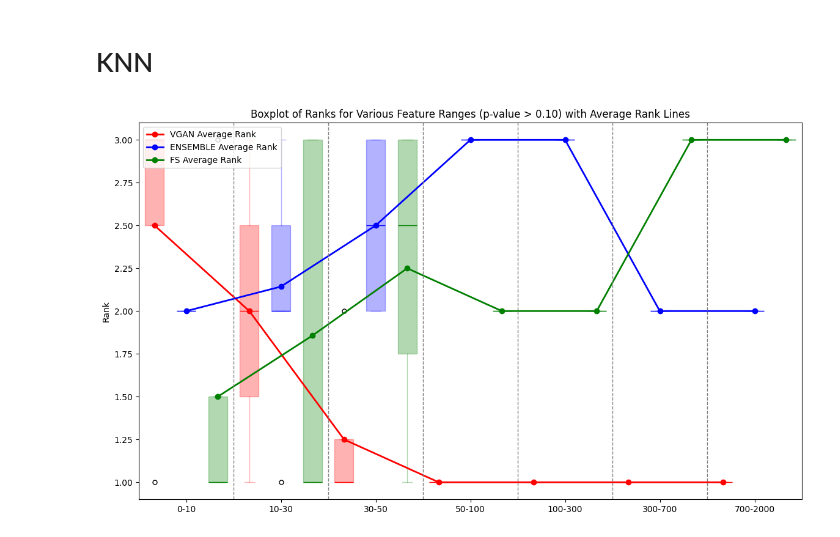
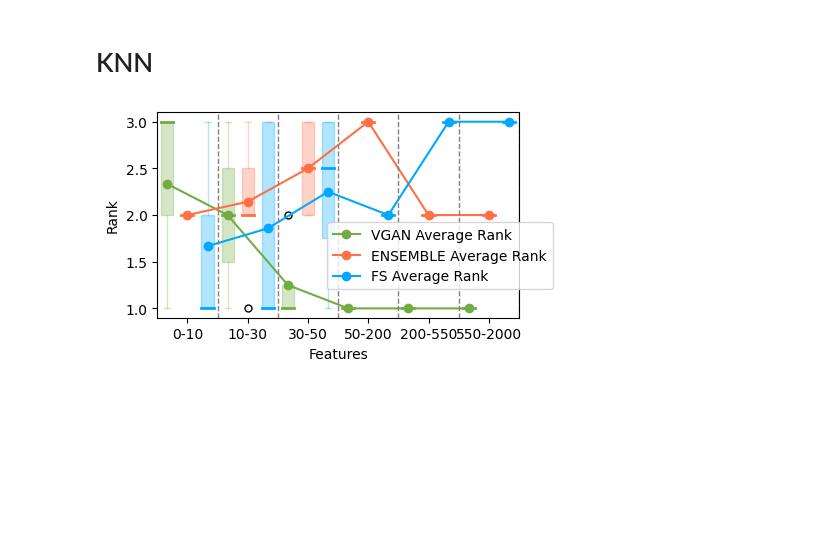
Before and after one commit to jcribeiro98/V-GAN, a Jupyter notebook: images.ipynb, the cells around one changed output. Saved outputs shown, nothing was run; the diff lists cells and outputs as text; code cells hidden in the pictures; blank space fills up the shorter version.

Commit message:
Changes to the experiments and results

```diff
--- a/images.ipynb
+++ b/images.ipynb
@@ -238,26 +304,34 @@ Count of datasets:14
 import pandas as pd
 import matplotlib.pyplot as plt
 
+#Define the dataset
+dataset = "KNN"
 # Load the CSV file
-df = pd.read_csv('Full_table_with_ranks-KNN.csv', delimiter=',',)
+df = pd.read_csv(f'experiments/Outlier_Detection/Full_table_with_ranks-{dataset}.csv', delimiter=',',)
 
 # Filter the datasets where p-value > 0.10
 filtered_pvalue_df = df
 filtered_pvalue_df = df[df['p-value'] > 0.10]
 
+#Define the colors to use
+vgan_color = "#72AD44"
+ensemble_color = "#FF7046"
+fs_color = "#00A9FF"
+
+
 # Further filter by the feature ranges
 filtered_pvalue_0_10 = filtered_pvalue_df[(
-    filtered_pvalue_df['# Features'] > 0) & (filtered_pvalue_df['# Features'] <= 10)]
+    filtered_pvalue_df['# Features'] > 0) & (filtered_pvalue_df['# Features'] <= 8)]
 filtered_pvalue_10_30 = filtered_pvalue_df[(
     filtered_pvalue_df['# Features'] >= 10) & (filtered_pvalue_df['# Features'] <= 30)]
 filtered_pvalue_30_50 = filtered_pvalue_df[(
-    filtered_pvalue_df['# Features'] >= 30) & (filtered_pvalue_df['# Features'] <= 50)]
+    filtered_pvalue_df['# Features'] > 30) & (filtered_pvalue_df['# Features'] < 50)]
 filtered_pvalue_50_100 = filtered_pvalue_df[(
-    filtered_pvalue_df['# Features'] >= 50) & (filtered_pvalue_df['# Features'] <= 100)]
+    filtered_pvalue_df['# Features'] >= 50) & (filtered_pvalue_df['# Features'] <= 200)]
 filtered_pvalue_100_300 = filtered_pvalue_df[(
-    filtered_pvalue_df['# Features'] >= 100) & (filtered_pvalue_df['# Features'] <= 300)]
+    filtered_pvalue_df['# Features'] >= 200) & (filtered_pvalue_df['# Features'] <= 550)]
 filtered_pvalue_300_700 = filtered_pvalue_df[(
-    filtered_pvalue_df['# Features'] >= 300) & (filtered_pvalue_df['# Features'] <= 700)]
+    filtered_pvalue_df['# Features'] >= 550) & (filtered_pvalue_df['# Features'] <= 2000)]
 filtered_pvalue_700_2000 = filtered_pvalue_df[(
     filtered_pvalue_df['# Features'] >= 700) & (filtered_pvalue_df['# Features'] <= 2000)]
 
@@ -299,84 +373,87 @@ all_averages = {
 
 
 # Creating the combined boxplot with individual boxplots, line plots of the average ranks, and vertical lines to indicate group limits
-plt.figure(figsize=(14, 8))
+plt.figure(figsize=(2*7/3, 2*4/3))
 
 # Creating the boxplots for VGAN, ENSEMBLE, and FS
 boxplot_vgan = plt.boxplot(
     [vgan_pvalue_ranks_0_10, vgan_pvalue_ranks_10_30, vgan_pvalue_ranks_30_50, vgan_pvalue_ranks_50_100,
-        vgan_pvalue_ranks_100_300, vgan_pvalue_ranks_300_700, vgan_pvalue_ranks_700_2000],
-    positions=[1, 4, 7, 10, 13, 16, 19],
+        vgan_pvalue_ranks_100_300, vgan_pvalue_ranks_300_700],
+    positions=[1, 4, 7, 10, 13, 16],
     widths=0.6,
     patch_artist=True,
-    boxprops=dict(facecolor='red', color='red', alpha=0.3),
-    whiskerprops=dict(color='red', alpha=0.3),
-    capprops=dict(color='red', alpha=0.3),
-    medianprops=dict(color='red'),
+    boxprops=dict(facecolor=vgan_color, color=vgan_color, alpha=0.3),
+    whiskerprops=dict(color=vgan_color, alpha=0.3),
+    capprops=dict(color=vgan_color, alpha=0.3),
+    medianprops=dict(color=vgan_color,linewidth=2),
     flierprops=dict(marker='o', markersize=5,
-                    linestyle='none', linewidth=2, color='red')
+                    linestyle='none', linewidth=2, color=vgan_color)
 )
 
 boxplot_ensemble = plt.boxplot(
     [ensemble_pvalue_ranks_0_10, ensemble_pvalue_ranks_10_30, ensemble_pvalue_ranks_30_50, ensemble_pvalue_ranks_50_100,
-        ensemble_pvalue_ranks_100_300, ensemble_pvalue_ranks_300_700, ensemble_pvalue_ranks_700_2000],
-    positions=[2, 5, 8, 11, 14, 17, 20],
+        ensemble_pvalue_ranks_100_300, ensemble_pvalue_ranks_300_700],
+    positions=[2, 5, 8, 11, 14, 17],
     widths=0.6,
     patch_artist=True,
-    boxprops=dict(facecolor='blue', color='blue', alpha=0.3),
-    whiskerprops=dict(color='blue', alpha=0.3),
-    capprops=dict(color='blue', alpha=0.3),
-    medianprops=dict(color='blue'),
+    boxprops=dict(facecolor=ensemble_color, color=ensemble_color, alpha=0.3),
+    whiskerprops=dict(color=ensemble_color, alpha=0.3),
+    capprops=dict(color=ensemble_color, alpha=0.3),
+    medianprops=dict(color=ensemble_color,linewidth=2),
     flierprops=dict(marker='o', markersize=5, linestyle='none',
-                    linewidth=2, color='blue')
+                    linewidth=2, color=ensemble_color)
 )
 
 boxplot_fs = plt.boxplot(
     [fs_pvalue_ranks_0_10, fs_pvalue_ranks_10_30, fs_pvalue_ranks_30_50, fs_pvalue_ranks_50_100,
-        fs_pvalue_ranks_100_300, fs_pvalue_ranks_300_700, fs_pvalue_ranks_700_2000],
-    positions=[3, 6, 9, 12, 15, 18, 21],
+        fs_pvalue_ranks_100_300, fs_pvalue_ranks_300_700],
+    positions=[3, 6, 9, 12, 15, 18],
     widths=0.6,
     patch_artist=True,
-    boxprops=dict(facecolor='green', color='green', alpha=0.3),
-    whiskerprops=dict(color='green', alpha=0.3),
-    capprops=dict(color='green', alpha=0.3),
-    medianprops=dict(color='green'),
+    boxprops=dict(facecolor=fs_color, color=fs_color, alpha=0.3),
+    whiskerprops=dict(color=fs_color, alpha=0.3),
+    capprops=dict(color=fs_color, alpha=0.3),
+    medianprops=dict(color=fs_color,linewidth=2),
     flierprops=dict(marker='o', markersize=5, linestyle='none',
-                    linewidth=2, color='green')
+                    linewidth=2, color=fs_color)
 )
 
 # Plotting the average ranks for VGAN, ENSEMBLE, and FS as line plots on top of the boxplots
 plt.plot(
-    [1, 4, 7, 10, 13, 16, 19],
+    [1, 4, 7, 10, 13, 16],
     [all_averages["0-10"], all_averages["10-30"], all_averages["30-50"], all_averages["50-100"],
-        all_averages["100-300"], all_averages["300-700"], all_averages["700-2000"]],
-    color='red', marker='o', linestyle='-', linewidth=2, label='VGAN Average Rank'
+        all_averages["100-300"], all_averages["300-700"]],
+    color=vgan_color, marker='o', linestyle='-', linewidth=1.5, label='VGAN Average Rank'
 )
 
 plt.plot(
-    [2, 5, 8, 11, 14, 17, 20],
+    [2, 5, 8, 11, 14, 17],
     [ensemble_pvalue_ranks_0_10.mean(), ensemble_pvalue_ranks_10_30.mean(), ensemble_pvalue_ranks_30_50.mean(), ensemble_pvalue_ranks_50_100.mean(),
-     ensemble_pvalue_ranks_100_300.mean(), ensemble_pvalue_ranks_300_700.mean(), ensemble_pvalue_ranks_700_2000.mean()],
-    color='blue', marker='o', linestyle='-', linewidth=2, label='ENSEMBLE Average Rank'
+     ensemble_pvalue_ranks_100_300.mean(), ensemble_pvalue_ranks_300_700.mean()],
+    color=ensemble_color, marker='o', linestyle='-', linewidth=1.5, label='ENSEMBLE Average Rank'
 )
 
 plt.plot(
-    [3, 6, 9, 12, 15, 18, 21],
+    [3, 6, 9, 12, 15, 18],
     [fs_pvalue_ranks_0_10.mean(), fs_pvalue_ranks_10_30.mean(), fs_pvalue_ranks_30_50.mean(), fs_pvalue_ranks_50_100.mean(),
-     fs_pvalue_ranks_100_300.mean(), fs_pvalue_ranks_300_700.mean(), fs_pvalue_ranks_700_2000.mean()],
-    color='green', marker='o', linestyle='-', linewidth=2, label='FS Average Rank'
+     fs_pvalue_ranks_100_300.mean(), fs_pvalue_ranks_300_700.mean()],
+    color=fs_color, marker='o', linestyle='-', linewidth=1.5, label='FS Average Rank'
 )
 
 # Adding vertical lines to indicate the limits of each group on the x-axis
 for x in [3.5, 6.5, 9.5, 12.5, 15.5, 18.5]:
     plt.axvline(x=x, color='gray', linestyle='--', linewidth=1)
 
 # Setting the x-axis labels
-plt.xticks([2, 5, 8, 11, 14, 17, 20], ['0-10', '10-30',
-           '30-50', '50-100', '100-300', '300-700', '700-2000'])
+plt.xticks([2, 5, 8, 11, 14, 17], ['0-10', '10-30',
+           '30-50', '50-200', '200-550', '550-2000'])
 
-plt.title('Boxplot of Ranks for Various Feature Ranges (p-value > 0.10) with Average Rank Lines')
+plt.xlabel('Features')
 plt.ylabel('Rank')
-plt.legend()
+legend = plt.legend()
+legend.set_alpha(.1)
+legend.set_bbox_to_anchor((.45,.301))
+plt.savefig(f'{dataset}.png',dpi=1000)
 plt.show()
 # %% [output]
-[figure, old version]
+[figure, new version]
```
Also changed, not shown: parts of 22 cells of this notebook, 1 other file.
